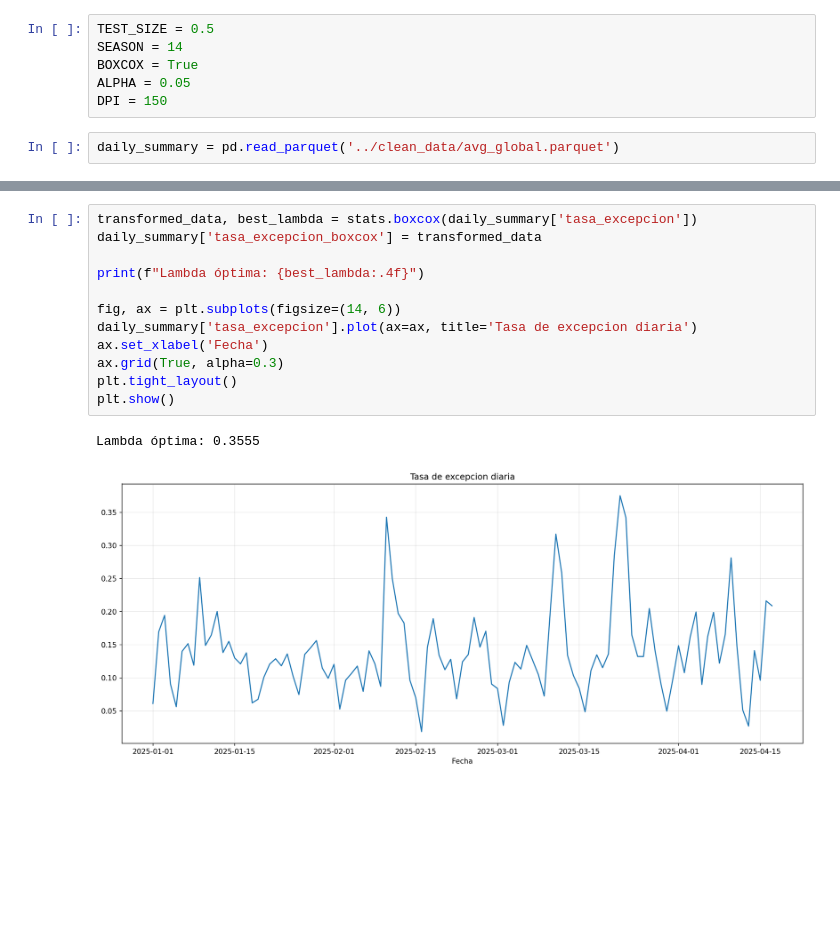
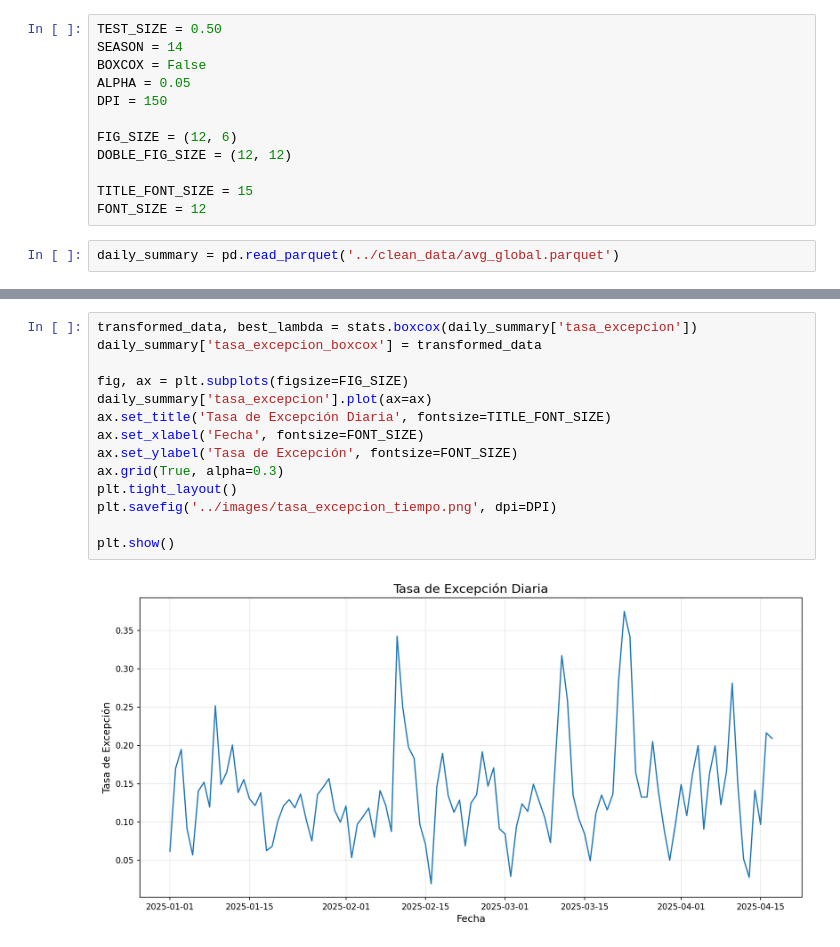
Before and after one commit to stgov/proyecto_de_grado-prediccion_de_fallas, a Jupyter notebook: notebooks/ETS.ipynb, the cells around one changed output, grey strips where cells are left out. Drawn from its saved outputs; the diff is of its cells as text; blank space fills up the shorter version.

```diff
--- a/notebooks/ETS.ipynb
+++ b/notebooks/ETS.ipynb
@@ -18,9 +16,15 @@ from sktime.performance_metrics.forecasting import mean_absolute_scaled_error
 # %%
-TEST_SIZE = 0.5
+TEST_SIZE = 0.50
 SEASON = 14
-BOXCOX = True
+BOXCOX = False
 ALPHA = 0.05
 DPI = 150
+
+FIG_SIZE = (12, 6)
+DOBLE_FIG_SIZE = (12, 12)
+
+TITLE_FONT_SIZE = 15
+FONT_SIZE = 12
 # %%
 daily_summary = pd.read_parquet('../clean_data/avg_global.parquet')
 # %%
@@ -53,16 +77,17 @@ plt.show()
 # %%
 transformed_data, best_lambda = stats.boxcox(daily_summary['tasa_excepcion'])
 daily_summary['tasa_excepcion_boxcox'] = transformed_data
 
-print(f"Lambda óptima: {best_lambda:.4f}")
-
-fig, ax = plt.subplots(figsize=(14, 6))
-daily_summary['tasa_excepcion'].plot(ax=ax, title='Tasa de excepcion diaria')
-ax.set_xlabel('Fecha')
+fig, ax = plt.subplots(figsize=FIG_SIZE)
+daily_summary['tasa_excepcion'].plot(ax=ax)
+ax.set_title('Tasa de Excepción Diaria', fontsize=TITLE_FONT_SIZE)
+ax.set_xlabel('Fecha', fontsize=FONT_SIZE)
+ax.set_ylabel('Tasa de Excepción', fontsize=FONT_SIZE)
 ax.grid(True, alpha=0.3)
 plt.tight_layout()
+plt.savefig('../images/tasa_excepcion_tiempo.png', dpi=DPI)
+
 plt.show()
 # %% [output]
-Lambda óptima: 0.3555
-[figure, old version]
+[figure, new version]
 # %%
```
Also changed, not shown: parts of 12 cells of this notebook, 11 other files.
